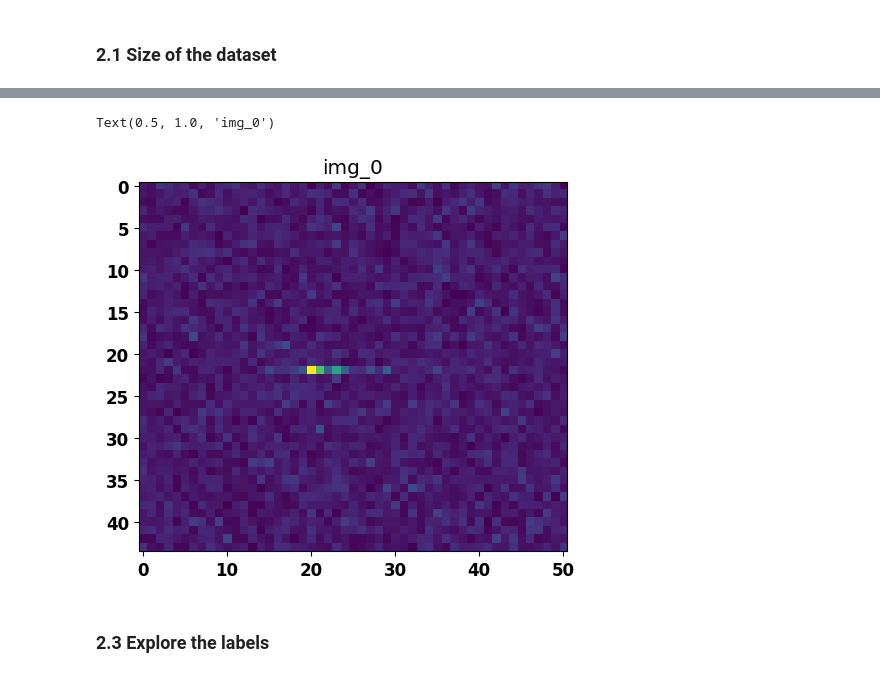
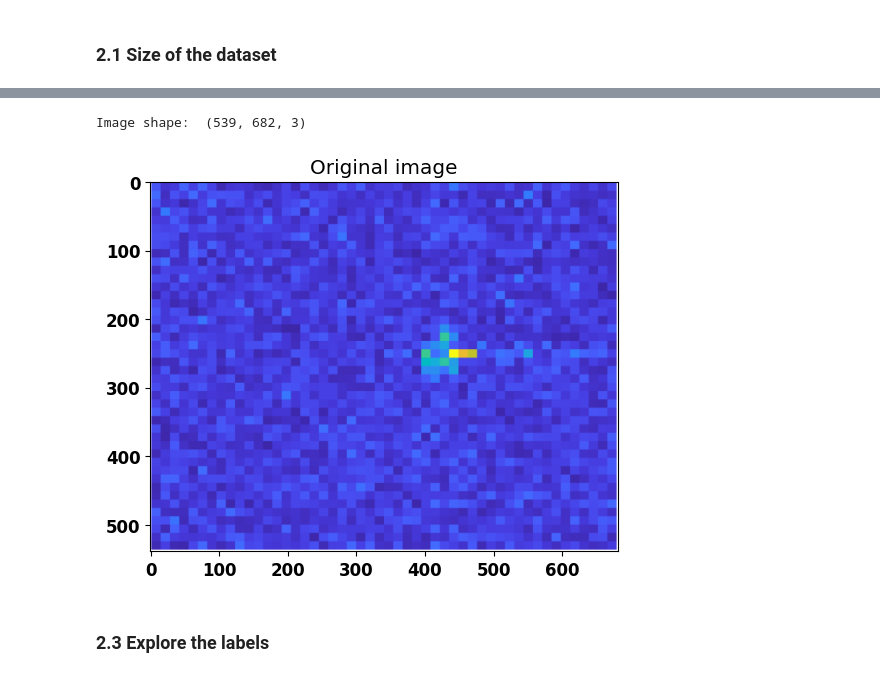
Before and after one commit to KassenBoyaubay/MPA-MLF-Exercises, a Jupyter notebook: Finalproject/Finalproject_Colab.ipynb, the cells around one changed output, grey strips where cells are left out. Saved outputs shown, nothing was run; the diff lists cells and outputs as text; code cells hidden in the pictures.

```diff
--- a/Finalproject/Finalproject_Colab.ipynb
+++ b/Finalproject/Finalproject_Colab.ipynb
@@ -39,8 +36,8 @@ matplotlib.rc('font', **font)
 drive.mount('/content/drive')
 
 base_dir = '/content/drive/MyDrive/Dataset/'
-x_train_dir_csv = os.path.join(base_dir, 'Train/CSV/')
-x_test_dir_csv = os.path.join(base_dir, 'Test/CSV/')
+x_train_dir = os.path.join(base_dir, 'Train/Color/')
+x_test_dir = os.path.join(base_dir, 'Test/Color/')
 y_train_dir = os.path.join(base_dir, 'y_train.csv')
 # %% [output]
 Drive already mounted at /content/drive; to attempt to forcibly remount, call drive.mount("/content/drive", force_remount=True).
@@ -85,9 +56,13 @@ Image shape without first column:  (44, 51)
-# %%
-plt.imshow(img)
-plt.title(img_name)
-# %% [output]
-Text(0.5, 1.0, 'img_0')
-[figure, removed]
+# %%
+img = np.asarray(Image.open(x_train_dir + 'img_0.png'))
+
+plt.imshow(img)
+plt.title('Original image')
+
+print('Image shape: ', img.shape)
+# %% [output]
+Image shape:  (539, 682, 3)
+[figure, added]
 # %% [markdown]
 ### 2.3 Explore the labels
 # %%
```
Also changed, not shown: parts of 50 cells of this notebook.
